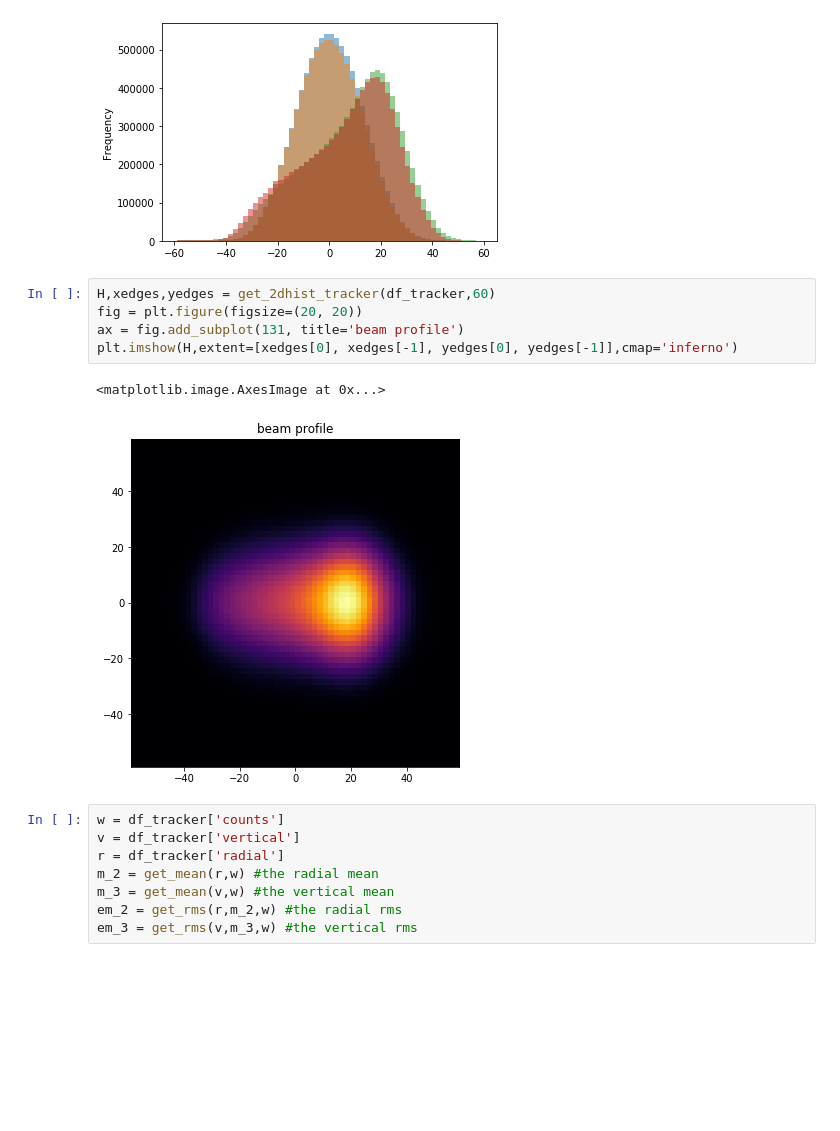
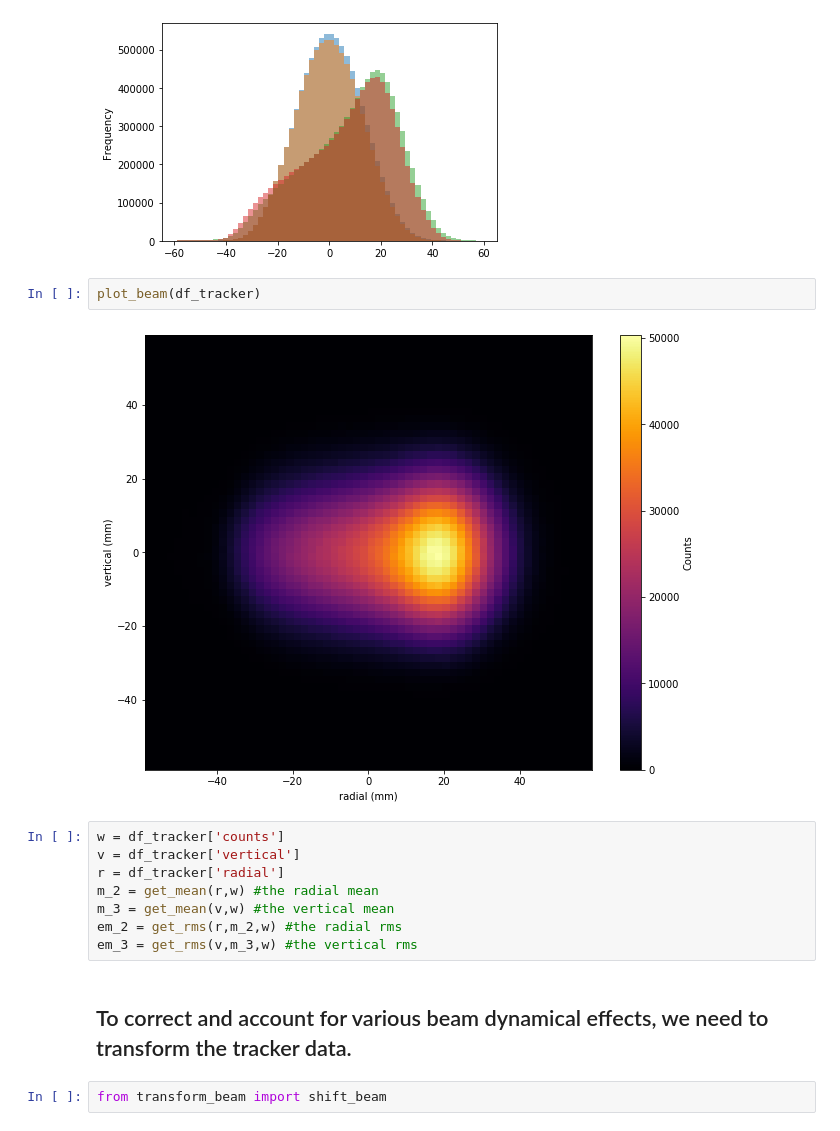
Before and after one commit to jasonbono/MuonConvolution, a Jupyter notebook: tracker_info/beam_moments_demo.ipynb, the cells around one changed output. Cells and saved outputs as stored; diff of their text form; blank space fills up the shorter version.

Commit message:
added functions to study beam dynamical effects

```diff
--- a/tracker_info/beam_moments_demo.ipynb
+++ b/tracker_info/beam_moments_demo.ipynb
@@ -36,14 +24,10 @@ mask2 = df_tracker["Station"] == 'station18'
 # %% [output]
 <matplotlib.axes._subplots.AxesSubplot at 0x...>
 [figure]
-# %%
-H,xedges,yedges = get_2dhist_tracker(df_tracker,60)
-fig = plt.figure(figsize=(20, 20))
-ax = fig.add_subplot(131, title='beam profile')
-plt.imshow(H,extent=[xedges[0], xedges[-1], yedges[0], yedges[-1]],cmap='inferno')
-# %% [output]
-<matplotlib.image.AxesImage at 0x...>
-[figure, removed]
+# %%
+plot_beam(df_tracker)
+# %% [output]
+[figure, added]
 # %%
 w = df_tracker['counts']
 v = df_tracker['vertical']
@@ -52,3 +36,7 @@ m_2 = get_mean(r,w) #the radial mean
 m_3 = get_mean(v,w) #the vertical mean
 em_2 = get_rms(r,m_2,w) #the radial rms
 em_3 = get_rms(v,m_3,w) #the vertical rms
+# %% [markdown]
+## To correct and account for various beam dynamical effects, we need to transform the tracker data.
+# %%
+from transform_beam import shift_beam
```
Also changed, not shown: parts of 3 cells of this notebook, 3 other files.
